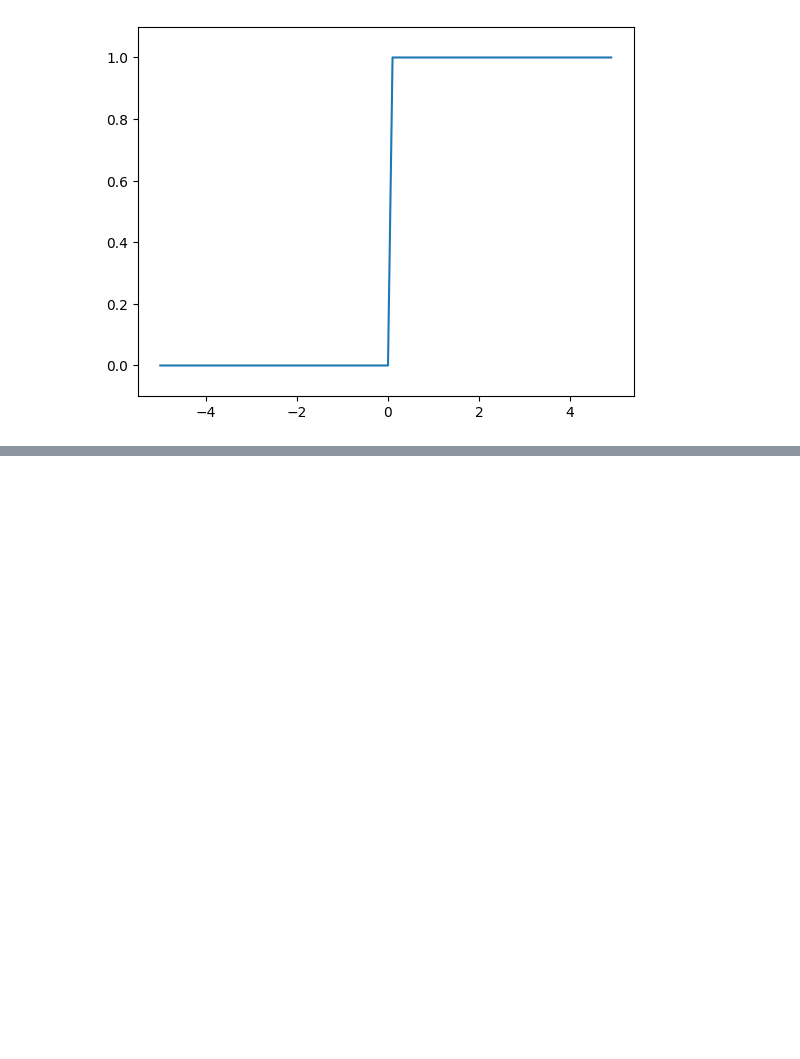
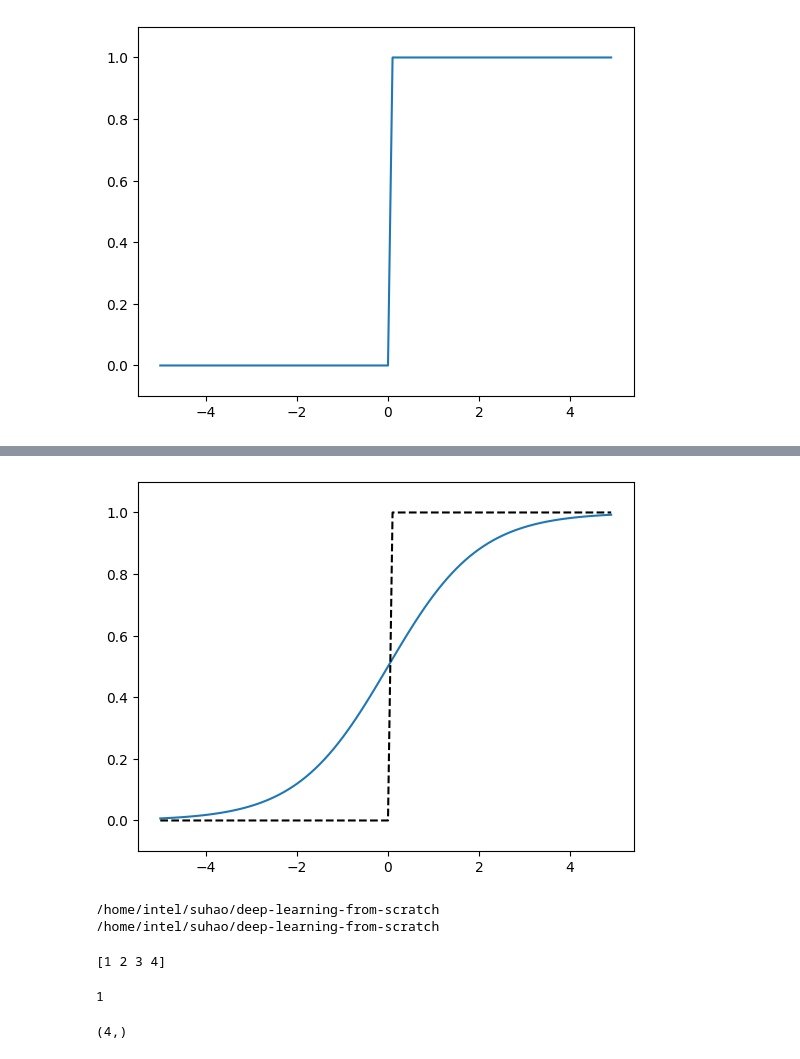
Before and after one commit to walkallen/deep-learning-from-scratch, a Jupyter notebook: ch03.ipynb, the cells around one changed output, grey strips where cells are left out. Saved outputs shown, nothing was run; the diff lists cells and outputs as text; code cells hidden in the pictures; blank space fills up the shorter version.

```diff
--- a/ch03.ipynb
+++ b/ch03.ipynb
@@ -37,0 +54,73 @@ plt.show()
+# %%
+# coding: utf-8
+import numpy as np
+import matplotlib.pylab as plt
+
+
+def sigmoid(x):
+    return 1 / (1 + np.exp(-x))
+
+
+def step_function(x):
+    return np.array(x > 0, dtype=np.int_)
+
+x = np.arange(-5.0, 5.0, 0.1)
+y1 = sigmoid(x)
+y2 = step_function(x)
+
+plt.plot(x, y1)
+plt.plot(x, y2, 'k--')
+plt.ylim(-0.1, 1.1) #図で描画するy軸の範囲を指定
+plt.show()
+# %% [output]
+[figure, added]
+# %%
+import os
+import sys
+# current_path = os.path.dirname(os.path.abspath(__file__))
+
+# project_path = os.path.abspath(os.path.join(current_path, os.pardir))
+
+
+# print(current_path)
+
+# print(project_path)
+
+
+print(sys.path[0])
+project_path = sys.path[0]
+
+print(project_path)
+# %% [output]
+/home/intel/suhao/deep-learning-from-scratch
+/home/intel/suhao/deep-learning-from-scratch
+# %%
+
+'''
+多维数组的运算
+
+
+'''
+
+A = np.array([1, 2, 3, 4])
+
+print(A)
+# %% [output]
+[1 2 3 4]
+# %%
+
+# 数组的维数可以通过np.dim()函数获得
+
+np.ndim(A)
+# %% [output]
+1
+# %%
+
+# 数组的形状可以通过实例变量shape获得
+
+# 注意，这里的A.shape的结果是个元组（tuple）。这是因为一维数组的
+# 情况下也要返回和多维数组的情况下一致的结果。
+
+A.shape
+# %% [output]
+(4,)
```
Also changed, not shown: parts of 3 cells of this notebook.
